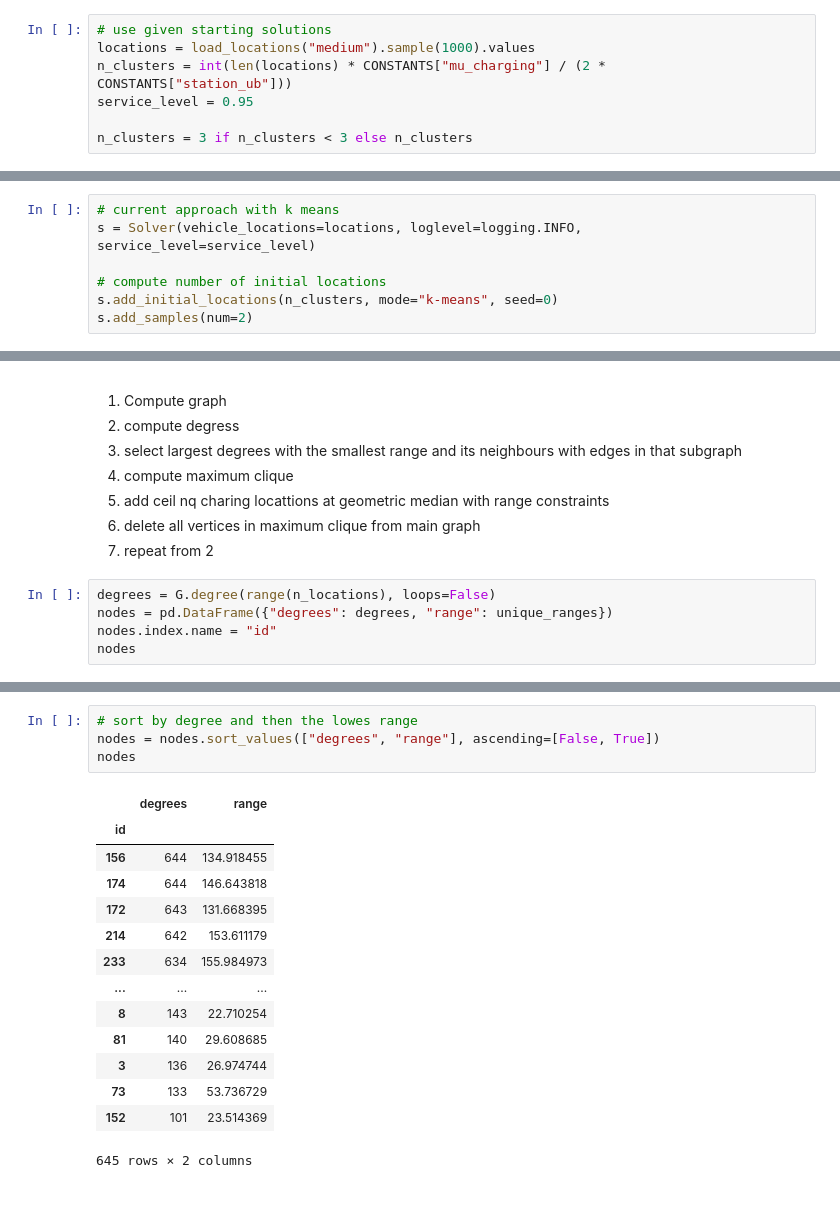
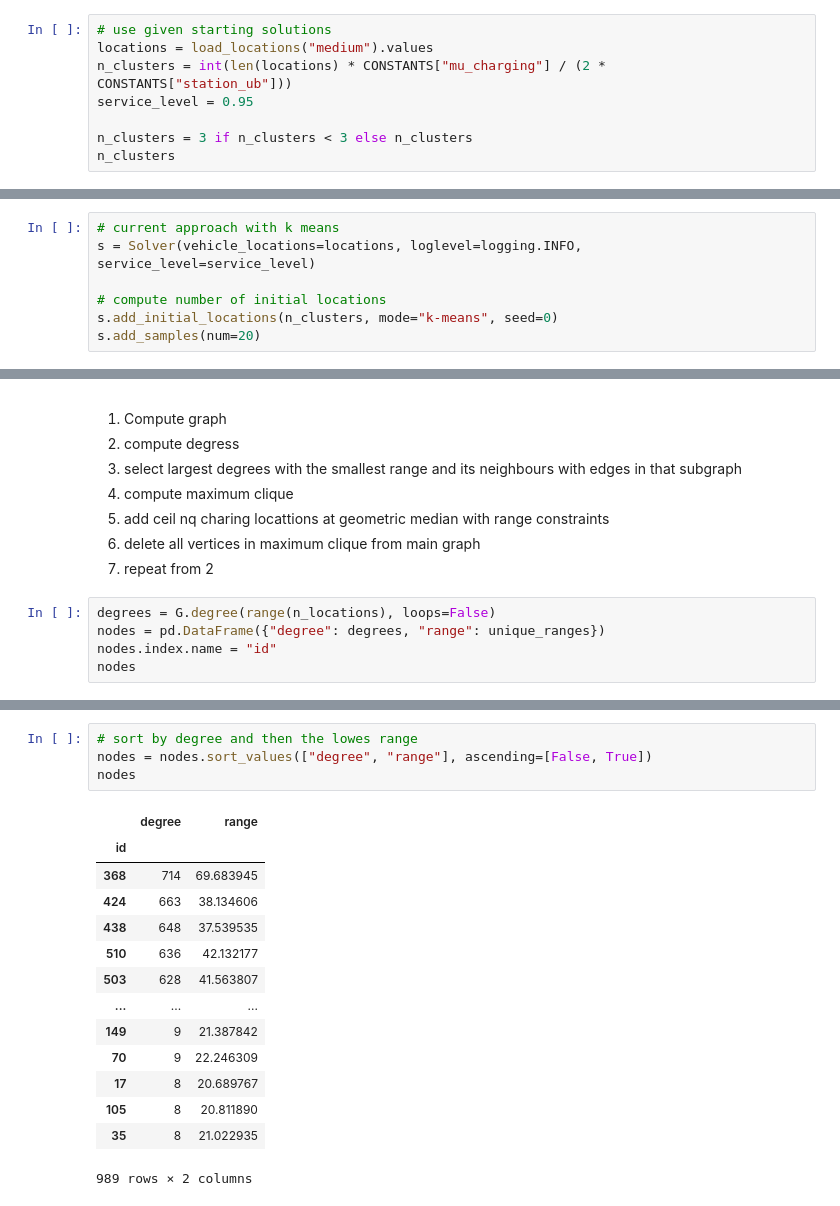
Before and after one commit to justuskilianwolff/ev-station-solver, a Jupyter notebook: test.ipynb, the cells around one changed output, grey strips where cells are left out. Cells and saved outputs as stored; diff of their text form.

```diff
--- a/test.ipynb
+++ b/test.ipynb
@@ -19,8 +19,9 @@ logger = get_logger(__name__, logging.DEBUG)
 # Try to find initial locations, deterministically...
 # %%
 # use given starting solutions
-locations = load_locations("medium").sample(1000).values
+locations = load_locations("medium").values
 n_clusters = int(len(locations) * CONSTANTS["mu_charging"] / (2 * CONSTANTS["station_ub"]))
 service_level = 0.95
 
 n_clusters = 3 if n_clusters < 3 else n_clusters
+n_clusters
@@ -30,5 +33,5 @@ s = Solver(vehicle_locations=locations, loglevel=logging.INFO, service_level=ser
 
 # compute number of initial locations
 s.add_initial_locations(n_clusters, mode="k-means", seed=0)
-s.add_samples(num=2)
+s.add_samples(num=20)
 # %% [output]
@@ -109,7 +123,7 @@ This proved to be infeasible, lets try a different approach.
 7. repeat from 2
 # %%
 degrees = G.degree(range(n_locations), loops=False)
-nodes = pd.DataFrame({"degrees": degrees, "range": unique_ranges})
+nodes = pd.DataFrame({"degree": degrees, "range": unique_ranges})
 nodes.index.name = "id"
 nodes
 # %% [output]
@@ -130,19 +144,19 @@ nodes
 # %%
 # sort by degree and then the lowes range
-nodes = nodes.sort_values(["degrees", "range"], ascending=[False, True])
+nodes = nodes.sort_values(["degree", "range"], ascending=[False, True])
 nodes
 # %% [output]
-|  | degrees | range |
+|  | degree | range |
 | id |  |  |
-| 156 | 644 | 134.918455 |
-| 174 | 644 | 146.643818 |
-| 172 | 643 | 131.668395 |
-| 214 | 642 | 153.611179 |
-| 233 | 634 | 155.984973 |
+| 368 | 714 | 69.683945 |
+| 424 | 663 | 38.134606 |
+| 438 | 648 | 37.539535 |
+| 510 | 636 | 42.132177 |
+| 503 | 628 | 41.563807 |
 | ... | ... | ... |
-| 8 | 143 | 22.710254 |
-| 81 | 140 | 29.608685 |
-| 3 | 136 | 26.974744 |
-| 73 | 133 | 53.736729 |
-| 152 | 101 | 23.514369 |
+| 149 | 9 | 21.387842 |
+| 70 | 9 | 22.246309 |
+| 17 | 8 | 20.689767 |
+| 105 | 8 | 20.811890 |
+| 35 | 8 | 21.022935 |
-645 rows × 2 columns
+989 rows × 2 columns
```
Also changed, not shown: parts of 30 cells of this notebook.
